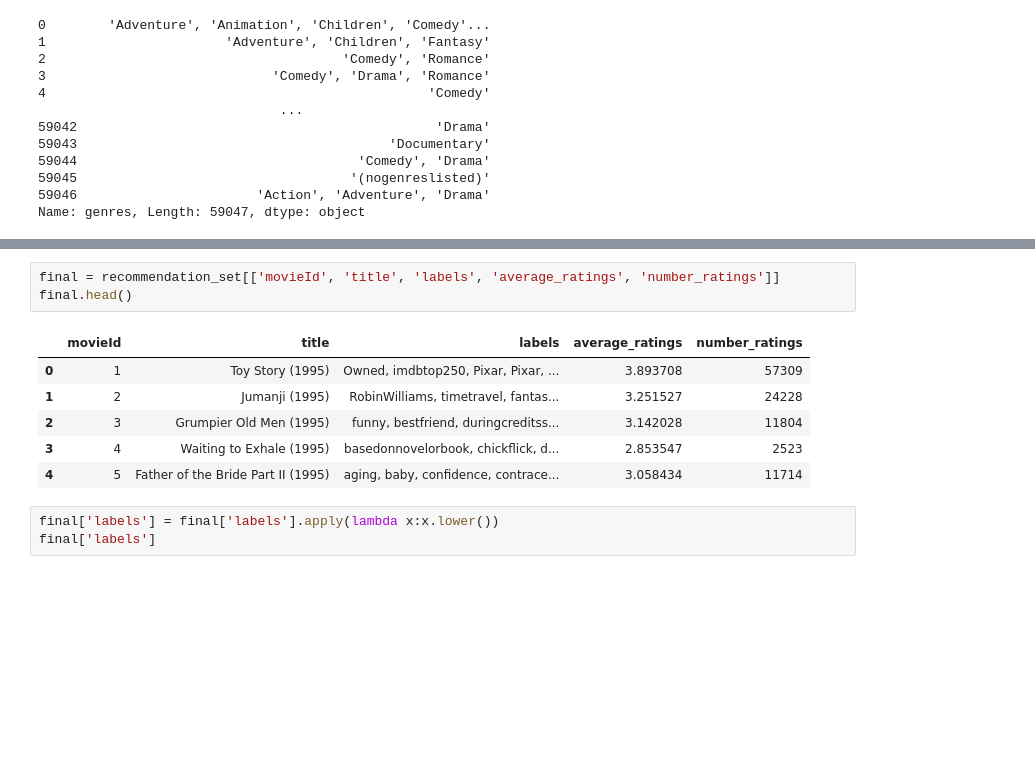
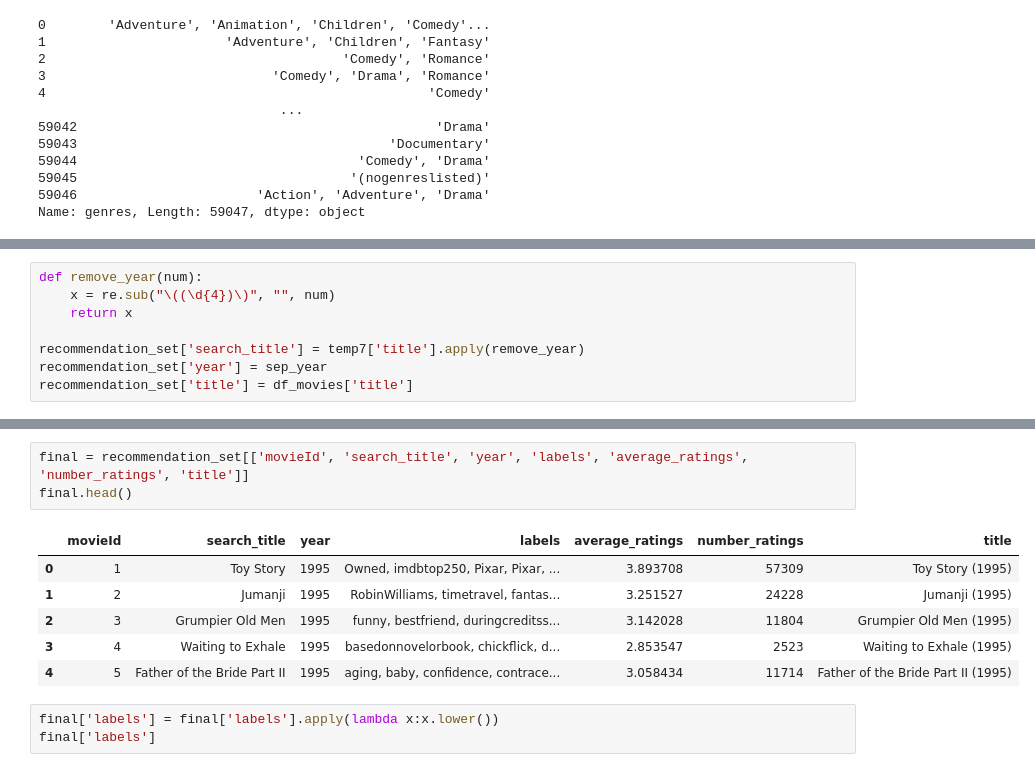
Before and after one commit to Rokeeb17/movie-recommender, a Jupyter notebook: movie-recommender.ipynb, the cells around one changed output, grey strips where cells are left out. Saved outputs shown, nothing was run; the diff lists cells and outputs as text; blank space fills up the shorter version.

```diff
--- a/movie-recommender.ipynb
+++ b/movie-recommender.ipynb
@@ -1060,3 +1060,11 @@ recommendation_set.head()
 | 2 | 3 | Grumpier Old Men (1995) | [Comedy, Romance] | 3.142028 | 11804 | [funny, bestfriend, duringcredits... | 29.0 | funny, bestfriend, duringcreditss... |
 | 3 | 4 | Waiting to Exhale (1995) | [Comedy, Drama, Romance] | 2.853547 | 2523 | [basedonnovelorbook, chickflick, ... | 11.0 | basedonnovelorbook, chickflick, d... |
 | 4 | 5 | Father of the Bride Part II (1995) | [Comedy] | 3.058434 | 11714 | [aging, baby, confidence, contrac... | 24.0 | aging, baby, confidence, contrace... |
+# %%
+def remove_year(num):
+    x = re.sub("\((\d{4})\)", "", num)
+    return x
+
+recommendation_set['search_title'] = temp7['title'].apply(remove_year)
+recommendation_set['year'] = sep_year
+recommendation_set['title'] = df_movies['title']
@@ -1063,13 +1087,13 @@ recommendation_set.head()
 # %%
-final = recommendation_set[['movieId', 'title', 'labels', 'average_ratings', 'number_ratings']]
+final = recommendation_set[['movieId', 'search_title', 'year', 'labels', 'average_ratings', 'number_ratings', 'title']]
 final.head()
 # %% [output]
-|  | movieId | title | labels | average_ratings | number_ratings |
-| 0 | 1 | Toy Story (1995) | Owned, imdbtop250, Pixar, Pixar, ... | 3.893708 | 57309 |
-| 1 | 2 | Jumanji (1995) | RobinWilliams, timetravel, fantas... | 3.251527 | 24228 |
-| 2 | 3 | Grumpier Old Men (1995) | funny, bestfriend, duringcreditss... | 3.142028 | 11804 |
-| 3 | 4 | Waiting to Exhale (1995) | basedonnovelorbook, chickflick, d... | 2.853547 | 2523 |
-| 4 | 5 | Father of the Bride Part II (1995) | aging, baby, confidence, contrace... | 3.058434 | 11714 |
+|  | movieId | search_title | year | labels | average_ratings | number_ratings | title |
+| 0 | 1 | Toy Story | 1995 | Owned, imdbtop250, Pixar, Pixar, ... | 3.893708 | 57309 | Toy Story (1995) |
+| 1 | 2 | Jumanji | 1995 | RobinWilliams, timetravel, fantas... | 3.251527 | 24228 | Jumanji (1995) |
+| 2 | 3 | Grumpier Old Men | 1995 | funny, bestfriend, duringcreditss... | 3.142028 | 11804 | Grumpier Old Men (1995) |
+| 3 | 4 | Waiting to Exhale | 1995 | basedonnovelorbook, chickflick, d... | 2.853547 | 2523 | Waiting to Exhale (1995) |
+| 4 | 5 | Father of the Bride Part II | 1995 | aging, baby, confidence, contrace... | 3.058434 | 11714 | Father of the Bride Part II (1995) |
 # %%
 final['labels'] = final['labels'].apply(lambda x:x.lower())
 final['labels']
```
Also changed, not shown: parts of 7 cells of this notebook.
